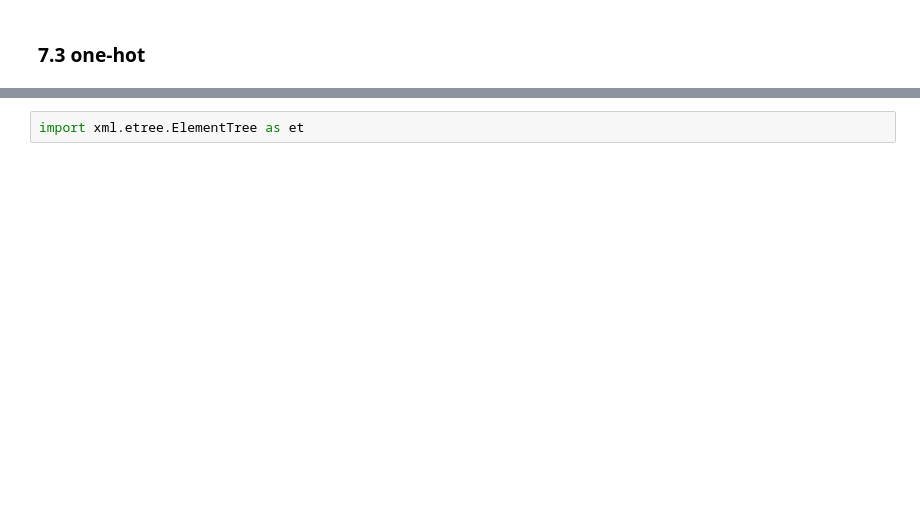
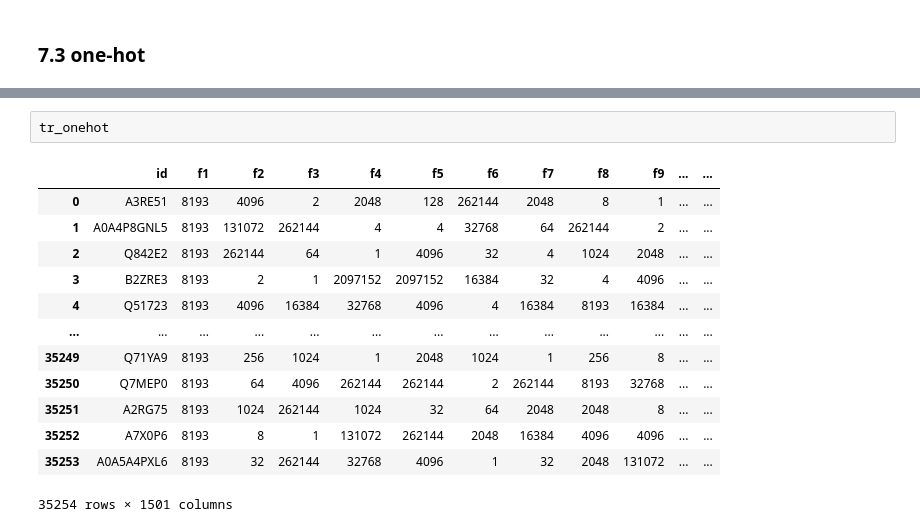
Before and after one commit to kingstdio/ECRECer, a Jupyter notebook: prepare_task_dataset.ipynb, the cells around one changed output, grey strips where cells are left out. Drawn from its saved outputs; the diff is of its cells as text; blank space fills up the shorter version.

```diff
--- a/prepare_task_dataset.ipynb
+++ b/prepare_task_dataset.ipynb
@@ -558,4 +651,18 @@ if len(needonehot) > 0:
     feature_onehot.to_feather(cfg.FILE_FEATURE_ONEHOT)
 # %%
-import xml.etree.ElementTree as et
+tr_onehot
+# %% [output]
+|  | id | f1 | f2 | f3 | f4 | f5 | f6 | f7 | f8 | f9 | ... | ... |
+| 0 | A3RE51 | 8193 | 4096 | 2 | 2048 | 128 | 262144 | 2048 | 8 | 1 | ... | ... |
+| 1 | A0A4P8GNL5 | 8193 | 131072 | 262144 | 4 | 4 | 32768 | 64 | 262144 | 2 | ... | ... |
+| 2 | Q842E2 | 8193 | 262144 | 64 | 1 | 4096 | 32 | 4 | 1024 | 2048 | ... | ... |
+| 3 | B2ZRE3 | 8193 | 2 | 1 | 2097152 | 2097152 | 16384 | 32 | 4 | 4096 | ... | ... |
+| 4 | Q51723 | 8193 | 4096 | 16384 | 32768 | 4096 | 4 | 16384 | 8193 | 16384 | ... | ... |
+| ... | ... | ... | ... | ... | ... | ... | ... | ... | ... | ... | ... | ... |
+| 35249 | Q71YA9 | 8193 | 256 | 1024 | 1 | 2048 | 1024 | 1 | 256 | 8 | ... | ... |
+| 35250 | Q7MEP0 | 8193 | 64 | 4096 | 262144 | 262144 | 2 | 262144 | 8193 | 32768 | ... | ... |
+| 35251 | A2RG75 | 8193 | 1024 | 262144 | 1024 | 32 | 64 | 2048 | 2048 | 8 | ... | ... |
+| 35252 | A7X0P6 | 8193 | 8 | 1 | 131072 | 262144 | 2048 | 16384 | 4096 | 4096 | ... | ... |
+| 35253 | A0A5A4PXL6 | 8193 | 32 | 262144 | 32768 | 4096 | 1 | 32 | 2048 | 131072 | ... | ... |
+35254 rows × 1501 columns
 # %%
```
Also changed, not shown: parts of 13 cells of this notebook, 1 other file.
